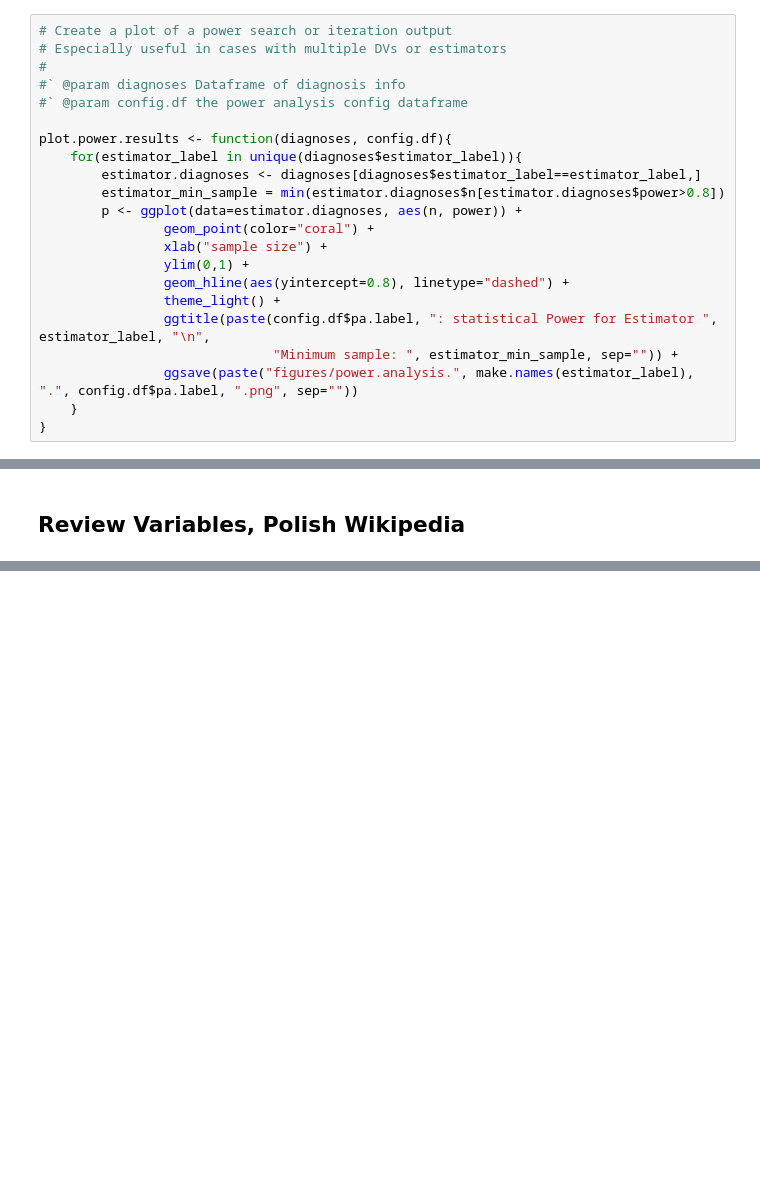
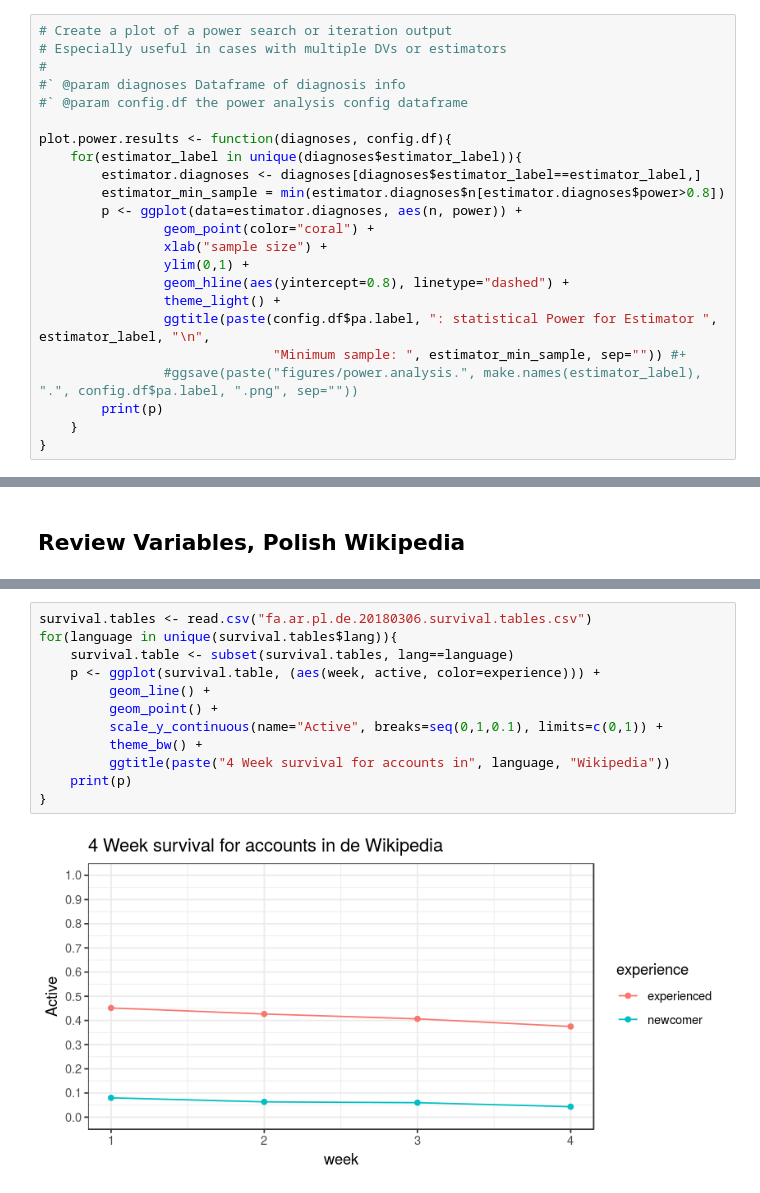
Before and after one commit to citizensandtech/CivilServant-Wikipedia-Analysis, a Jupyter notebook: power-analysis/thankee-experiment-2019/thanks-recipient-experiment-power-analysis-R.ipynb, the cells around one changed output, grey strips where cells are left out. Saved outputs shown, nothing was run; the diff lists cells and outputs as text; blank space fills up the shorter version.

Commit message:
provisional checkpoint of power analysis code

```diff
--- a/power-analysis/thankee-experiment-2019/thanks-recipient-experiment-power-analysis-R.ipynb
+++ b/power-analysis/thankee-experiment-2019/thanks-recipient-experiment-power-analysis-R.ipynb
@@ -259,8 +269,9 @@ plot.power.results <- function(diagnoses, config.df){
                 geom_hline(aes(yintercept=0.8), linetype="dashed") +
                 theme_light() +
                 ggtitle(paste(config.df$pa.label, ": statistical Power for Estimator ", estimator_label, "\n",
-                              "Minimum sample: ", estimator_min_sample, sep="")) +
-                ggsave(paste("figures/power.analysis.", make.names(estimator_label), ".", config.df$pa.label, ".png", sep=""))
+                              "Minimum sample: ", estimator_min_sample, sep="")) #+
+                #ggsave(paste("figures/power.analysis.", make.names(estimator_label), ".", config.df$pa.label, ".png", sep=""))
+        print(p)
     }
 }
 # %% [markdown]
@@ -481,0 +497,14 @@ pl.power.df <- subset.and.review.variables(pl.power.df)
+# %%
+survival.tables <- read.csv("fa.ar.pl.de.20180306.survival.tables.csv")
+for(language in unique(survival.tables$lang)){
+    survival.table <- subset(survival.tables, lang==language)
+    p <- ggplot(survival.table, (aes(week, active, color=experience))) +
+         geom_line() +
+         geom_point() +
+         scale_y_continuous(name="Active", breaks=seq(0,1,0.1), limits=c(0,1)) +
+         theme_bw() +
+         ggtitle(paste("4 Week survival for accounts in", language, "Wikipedia"))
+    print(p)
+}
+# %% [output]
+[figure, added]
```
Also changed, not shown: parts of 37 cells of this notebook, 2 other files.
